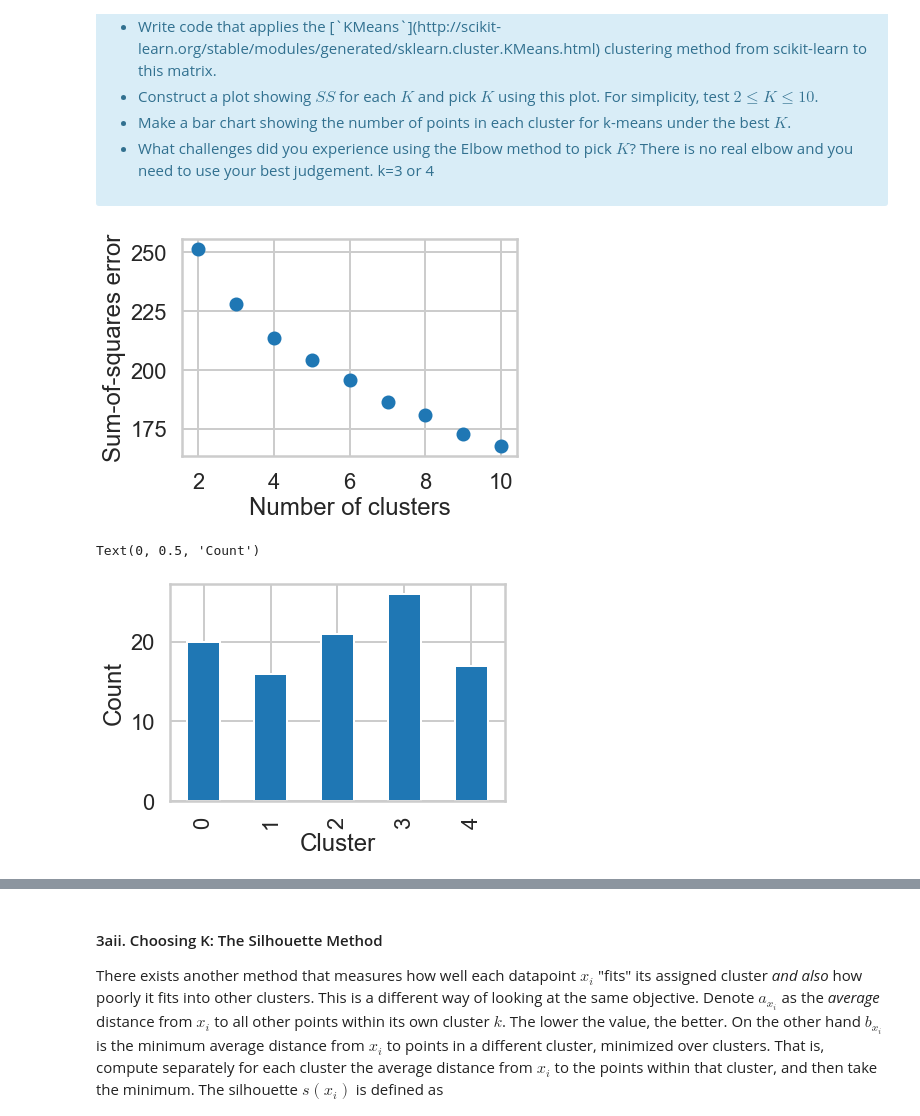
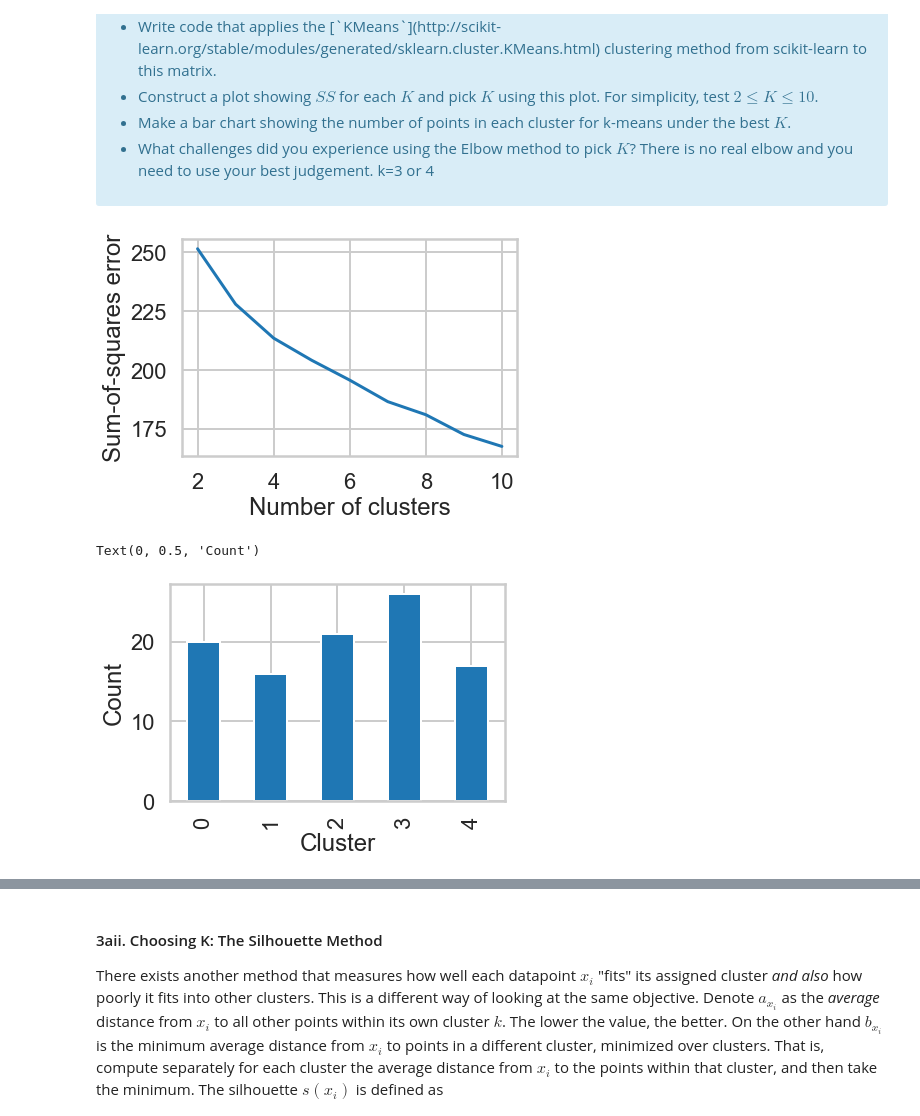
Before and after one commit to meagvo/Springboard, a Jupyter notebook: Clustering Case Study - Customer Segmentation with K-Means - Tier 3 (1).ipynb, the cells around one changed output, grey strips where cells are left out. Saved outputs shown, nothing was run; the diff lists cells and outputs as text; code cells hidden in the pictures.

```diff
--- a/Clustering Case Study - Customer Segmentation with K-Means - Tier 3 (1).ipynb
+++ b/Clustering Case Study - Customer Segmentation with K-Means - Tier 3 (1).ipynb
@@ -121,31 +121,32 @@ where $x_i$ is a point, $C_k$ represents cluster $k$ and $\mu_k$ is the centroid
 # %%
 df = pd.merge(df_offers, df_transactions, on='offer_id', how='outer')
 df = pd.pivot_table(df, columns='offer_id', index='customer_name', values='n', fill_value=0)
 df = df.fillna(0).reset_index()
 df.head()
 # your turn
 import numpy as np
-x_cols = np.matrix(df.drop('customer_name', axis=1))
+x_cols= np.matrix(df.drop('customer_name', axis=1))
 
 from sklearn.cluster import KMeans
 
 SS = []
 
+
 for k in range (2,11):
     kmeans_cluster = KMeans(n_clusters = k, random_state= 42).fit(x_cols)
     SS.append(kmeans_cluster.inertia_)
 
-plt.scatter(range(2,11), SS)
+plt.plot(range(2,11), SS)
 plt.xlabel('Number of clusters')
 plt.ylabel('Sum-of-squares error')
 plt.show()
 
 kmeans_cluster = KMeans(n_clusters = 5, random_state=42).fit(x_cols)
 df['kmeans_cluster'] = kmeans_cluster.fit_predict(x_cols)
 df.kmeans_cluster.value_counts().sort_index().plot(kind='bar')
 plt.xlabel('Cluster')
 plt.ylabel('Count')
 # %% [output]
-[figure, old version]
+[figure, new version]
 Text(0, 0.5, 'Count')
 [figure]
```
Also changed, not shown: parts of 7 cells of this notebook.
